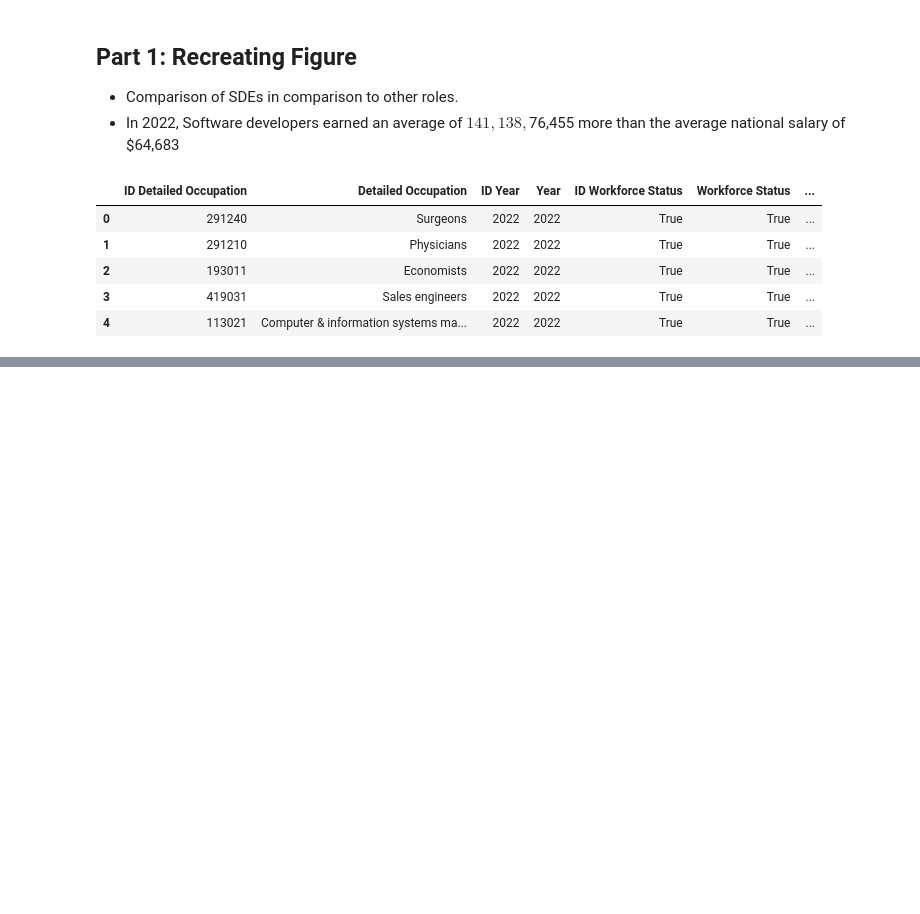
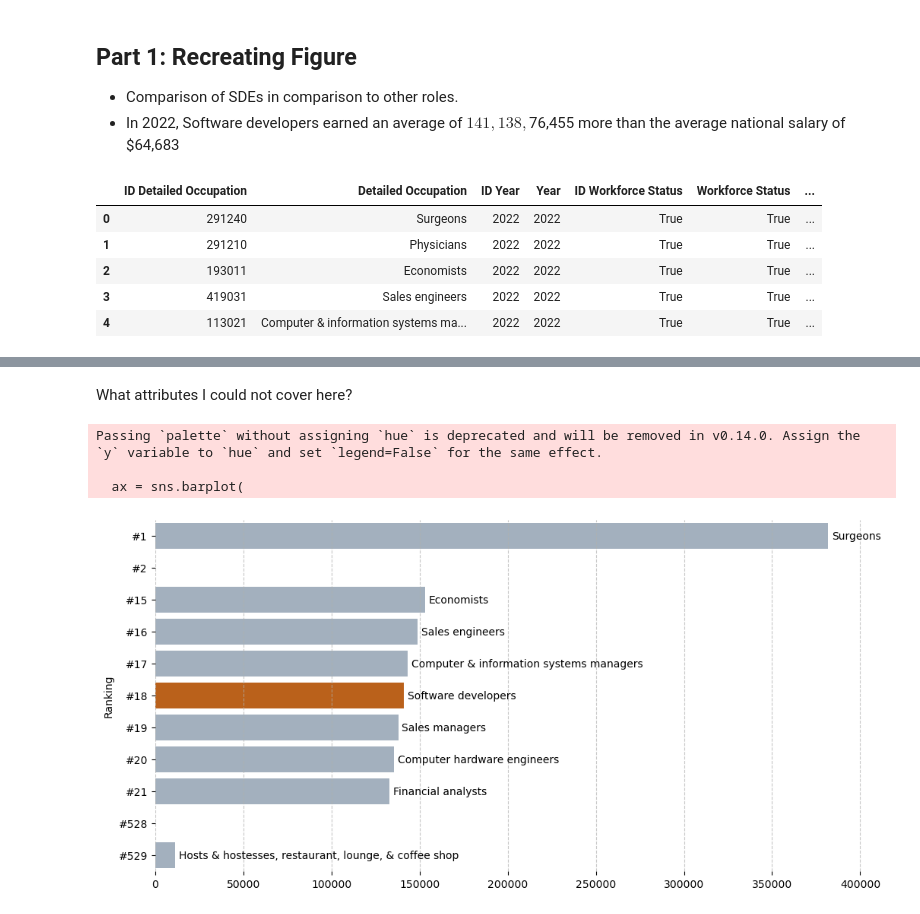
Before and after one commit to salehaiftikharr/DS311_Recreate-Remix, a Jupyter notebook: DS311_Project1_Recreate-Remix.ipynb, the cells around one changed output, grey strips where cells are left out. Saved outputs shown, nothing was run; the diff lists cells and outputs as text; code cells hidden in the pictures; blank space fills up the shorter version.

```diff
--- a/DS311_Project1_Recreate-Remix.ipynb
+++ b/DS311_Project1_Recreate-Remix.ipynb
@@ -77,0 +31,65 @@ Passing `palette` without assigning `hue` is deprecated and will be removed in v
+# %% [markdown]
+What attributes I could not cover here?
+# %%
+import pandas as pd
+import matplotlib.pyplot as plt
+import seaborn as sns
+
+# Load the dataset
+file = "Yearly Wage Ranking.csv"
+df = pd.read_csv(file)
+
+# Filter the data for the top and bottom ranked occupations
+top_bottom_df = df[df['Ranking'].isin([1, 2, 15, 16, 17, 18, 19, 20, 21, 528, 529])]
+top_bottom_df['Highlight'] = top_bottom_df['Detailed Occupation'] == "Software developers"
+
+# Sort so #1 is at the top
+top_bottom_df = top_bottom_df.sort_values('Ranking', ascending=True)
+
+# Convert numeric rank to strings like "#1", "#2", etc.
+top_bottom_df['Ranking_str'] = '#' + top_bottom_df['Ranking'].astype(str)
+
+# Create a color list so that "Software developers" is highlighted
+colors = ['#d55e00' if h else '#9eb0c3' for h in top_bottom_df['Highlight']]
+
+plt.figure(figsize=(12, 6))
+ax = sns.barplot(
+    data=top_bottom_df,
+    x='Average Wage',
+    y='Ranking_str',  # use the rank string as y-axis
+    palette=colors,
+)
+
+# Remove x-label or rename as you wish
+plt.xlabel("")
+plt.ylabel("Ranking")
+
+# List of occupations we want to skip labeling
+exclude_labels = ["Physicians", "Ushers, lobby attendants, & ticket takers"]
+
+# Add occupation names to the right of each bar, except for the ones we want to skip
+for patch, occupation in zip(ax.patches, top_bottom_df['Detailed Occupation']):
+    if occupation in exclude_labels:
+        continue
+    bar_width = patch.get_width()
+    bar_y = patch.get_y()
+    bar_height = patch.get_height()
+
+    # Vertical center of the bar
+    y_center = bar_y + bar_height / 2
+
+    # Add text a bit to the right of the bar
+    ax.text(bar_width + 2000, y_center, occupation, va='center', ha='left')
+
+# Remove the spines/frame
+sns.despine(left=True, bottom=True)
+
+# Optionally keep the dashed grid
+plt.grid(axis='x', linestyle='--', alpha=0.7)
+
+plt.show()
+# %% [output]
+Passing `palette` without assigning `hue` is deprecated and will be removed in v0.14.0. Assign the `y` variable to `hue` and set `legend=False` for the same effect.
+
+  ax = sns.barplot(
+[figure, added]
```
Also changed, not shown: parts of 5 cells of this notebook.
